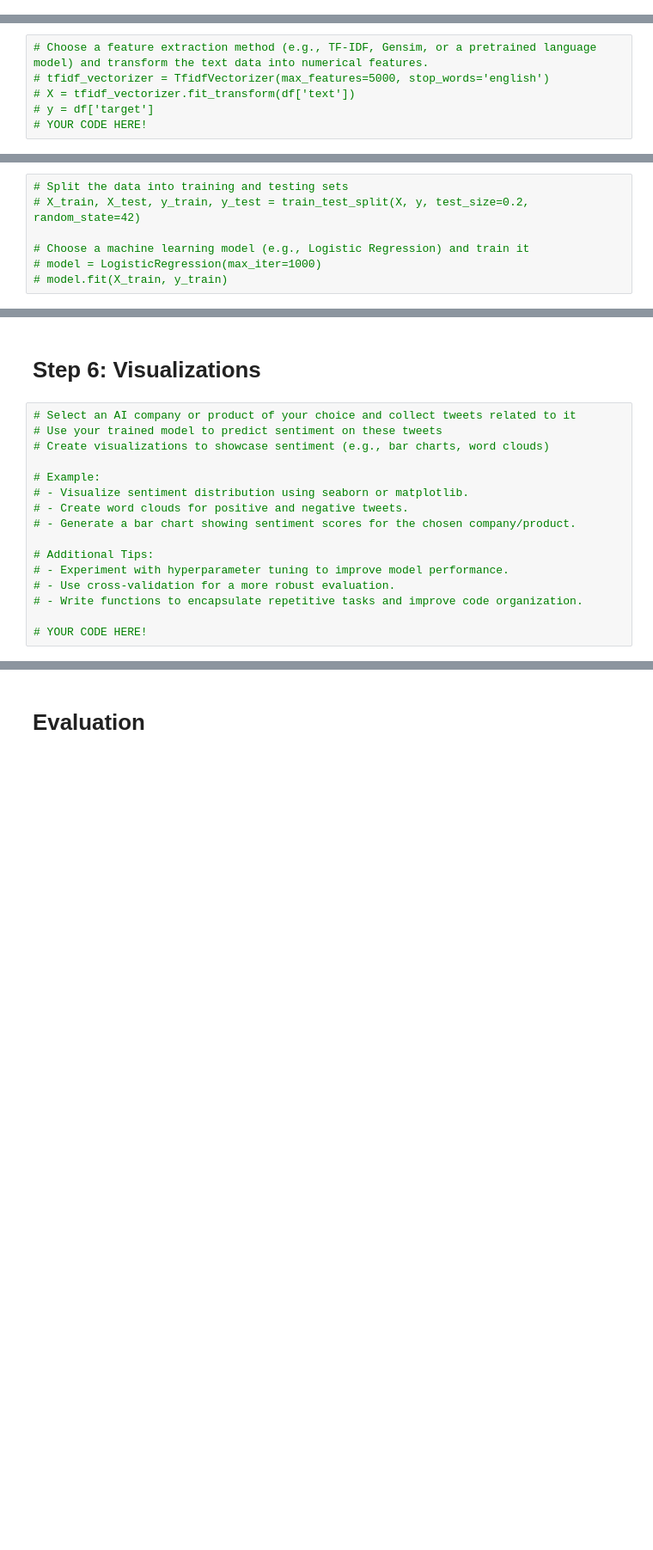
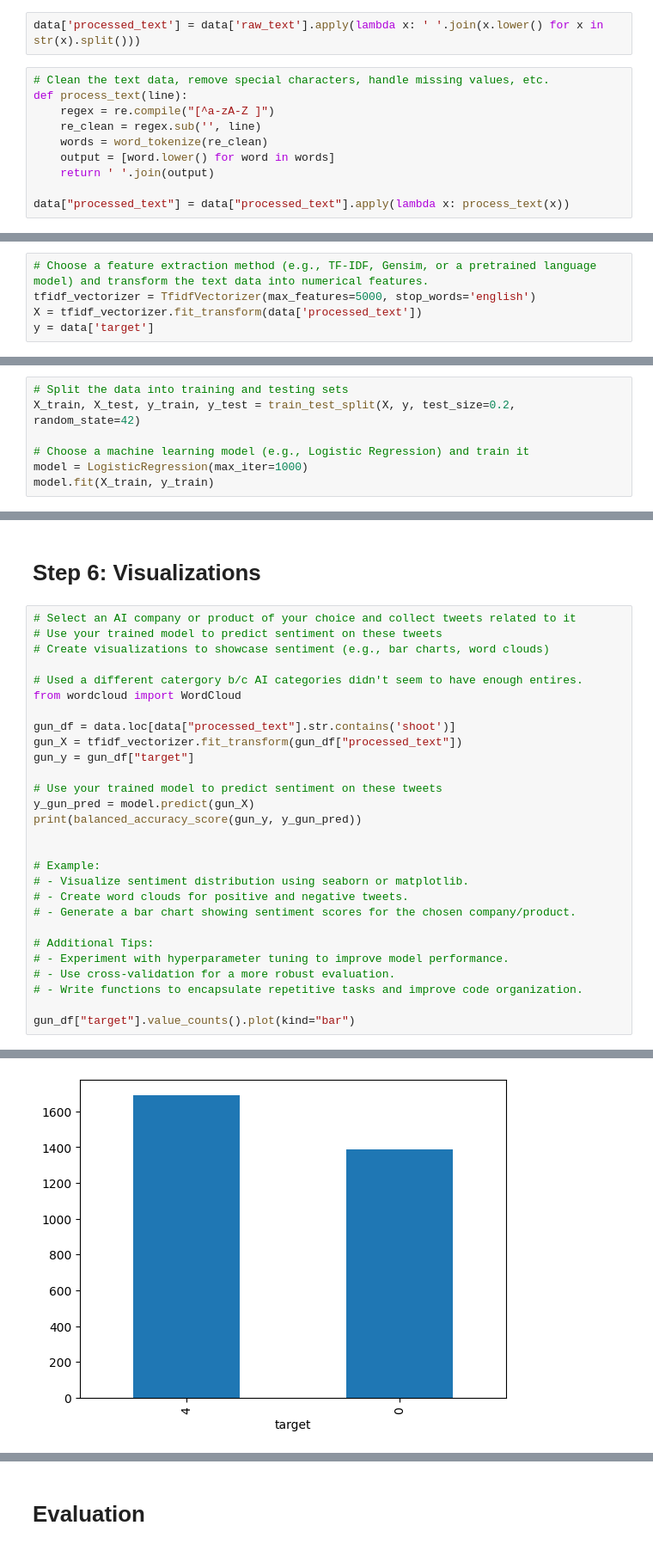
Before and after one commit to Kyle-Markwardt/twitter-sentiment, a Jupyter notebook: sentiment-challenge.ipynb, the cells around one changed output, grey strips where cells are left out. Shown at 86% size. Drawn from its saved outputs; the diff is of its cells as text; blank space fills up the shorter version.

```diff
--- a/sentiment-challenge.ipynb
+++ b/sentiment-challenge.ipynb
@@ -27,17 +57,28 @@ from sklearn.model_selection import GridSearchCV
+# %%
+data['processed_text'] = data['raw_text'].apply(lambda x: ' '.join(x.lower() for x in str(x).split()))
+# %%
+# Clean the text data, remove special characters, handle missing values, etc.
+def process_text(line):
+    regex = re.compile("[^a-zA-Z ]")
+    re_clean = regex.sub('', line)
+    words = word_tokenize(re_clean)
+    output = [word.lower() for word in words]
+    return ' '.join(output)
+
+data["processed_text"] = data["processed_text"].apply(lambda x: process_text(x))
 # %% [markdown]
 # Step 3: Feature Extraction
 # %%
 # Choose a feature extraction method (e.g., TF-IDF, Gensim, or a pretrained language model) and transform the text data into numerical features.
-# tfidf_vectorizer = TfidfVectorizer(max_features=5000, stop_words='english')
-# X = tfidf_vectorizer.fit_transform(df['text'])
-# y = df['target']
-# YOUR CODE HERE!
+tfidf_vectorizer = TfidfVectorizer(max_features=5000, stop_words='english')
+X = tfidf_vectorizer.fit_transform(data['processed_text'])
+y = data['target']
 # %% [markdown]
 # Step 4: Model Selection and Training
 # %%
 # Split the data into training and testing sets
-# X_train, X_test, y_train, y_test = train_test_split(X, y, test_size=0.2, random_state=42)
+X_train, X_test, y_train, y_test = train_test_split(X, y, test_size=0.2, random_state=42)
 
 # Choose a machine learning model (e.g., Logistic Regression) and train it
-# model = LogisticRegression(max_iter=1000)
-# model.fit(X_train, y_train)
+model = LogisticRegression(max_iter=1000)
+model.fit(X_train, y_train)
@@ -53,6 +99,18 @@ from sklearn.model_selection import GridSearchCV
 # Select an AI company or product of your choice and collect tweets related to it
 # Use your trained model to predict sentiment on these tweets
 # Create visualizations to showcase sentiment (e.g., bar charts, word clouds)
+
+# Used a different catergory b/c AI categories didn't seem to have enough entires.
+from wordcloud import WordCloud
+
+gun_df = data.loc[data["processed_text"].str.contains('shoot')]
+gun_X = tfidf_vectorizer.fit_transform(gun_df["processed_text"])
+gun_y = gun_df["target"]
+
+# Use your trained model to predict sentiment on these tweets
+y_gun_pred = model.predict(gun_X)
+print(balanced_accuracy_score(gun_y, y_gun_pred))
+
 
 # Example:
 # - Visualize sentiment distribution using seaborn or matplotlib.
@@ -64,4 +122,5 @@ from sklearn.model_selection import GridSearchCV
 # - Use cross-validation for a more robust evaluation.
 # - Write functions to encapsulate repetitive tasks and improve code organization.
 
-# YOUR CODE HERE!
+gun_df["target"].value_counts().plot(kind="bar")
+# %% [output]
@@ -67,0 +129 @@ from sklearn.model_selection import GridSearchCV
+[figure, added]
```
Also changed, not shown: parts of 12 cells of this notebook.
